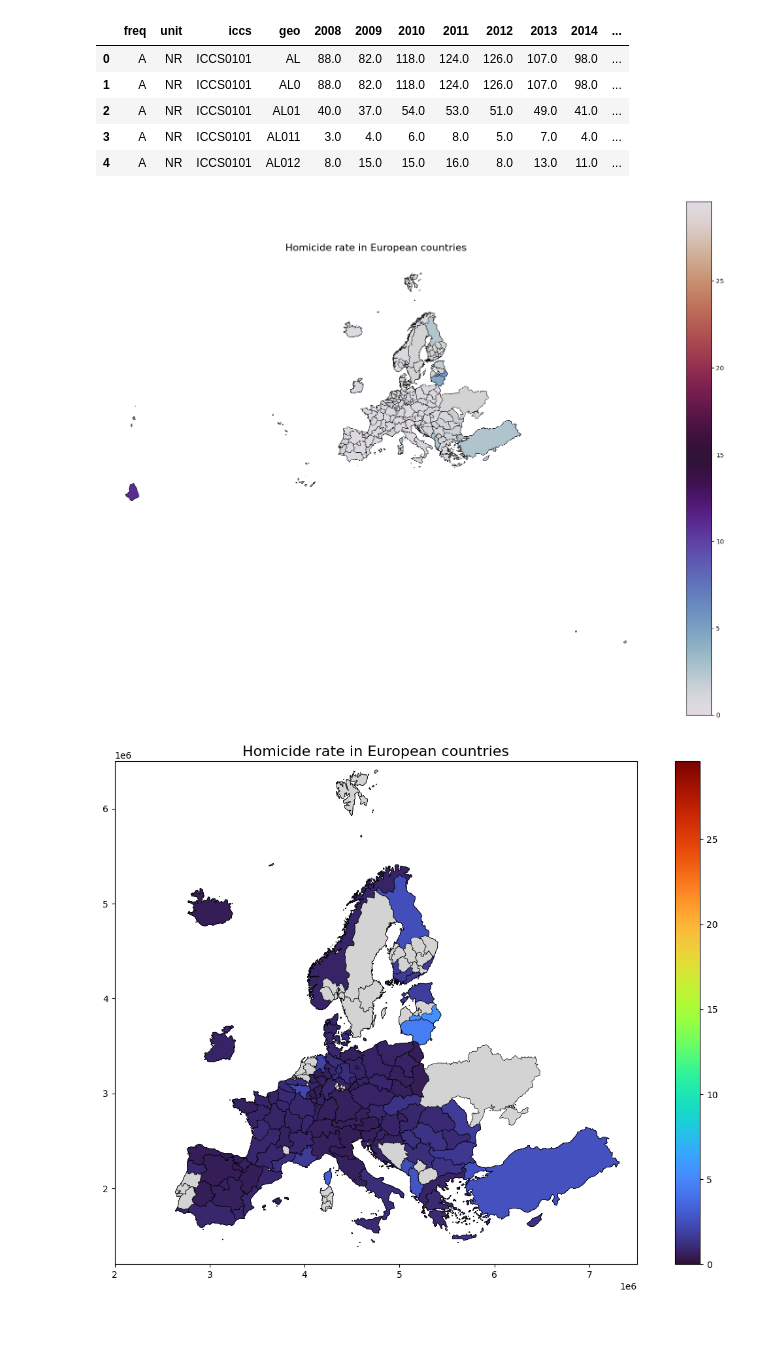
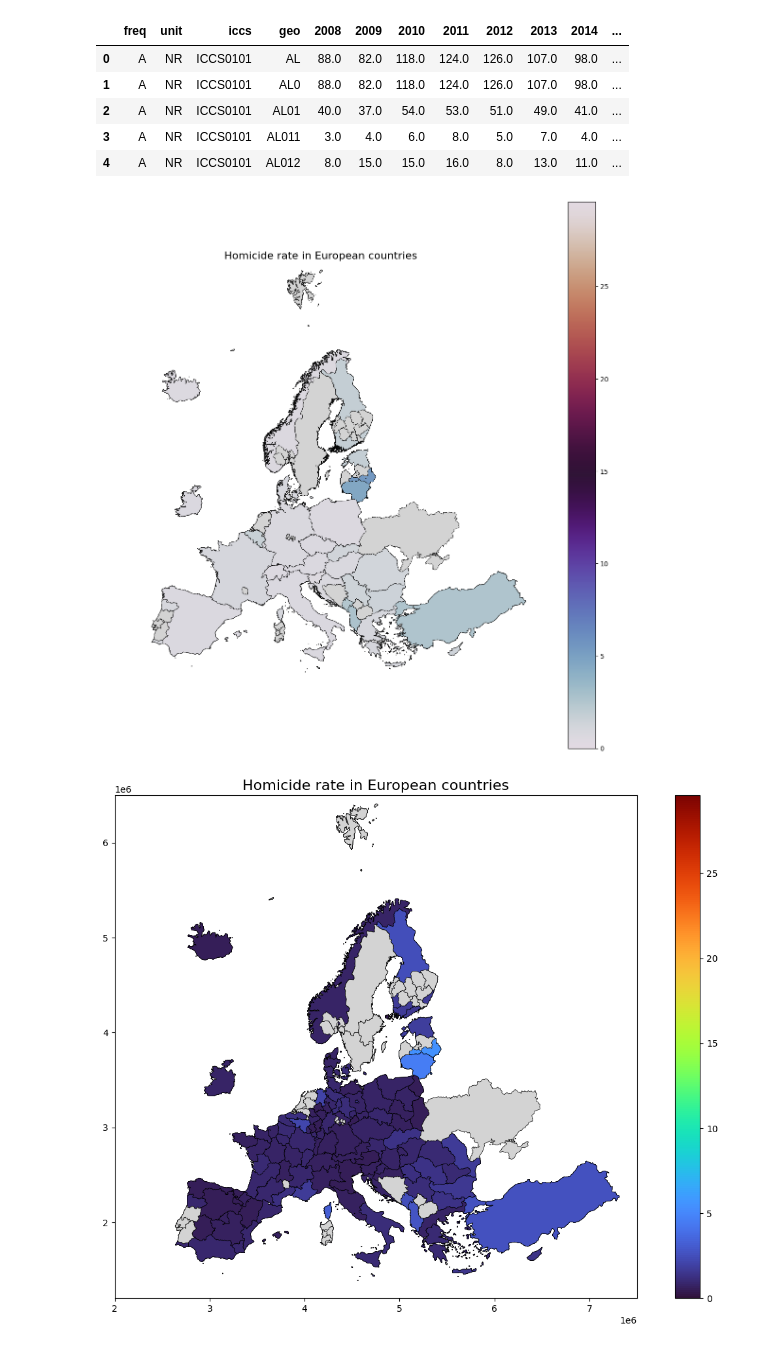
Before and after one commit to piStacya/CRIME_ANALYSIS_DS, a Jupyter notebook: Notebooks/Riigid_ja_regioonid.ipynb, the cells around one changed output. Saved outputs shown, nothing was run; the diff lists cells and outputs as text; code cells hidden in the pictures.

```diff
--- a/Notebooks/Riigid_ja_regioonid.ipynb
+++ b/Notebooks/Riigid_ja_regioonid.ipynb
@@ -480,41 +487,38 @@ europe_map_gdf2 = gpd.read_file("../assets/NUTS_RG_10M_2024_3035.gpkg")
 # %%
-import matplotlib.pyplot as plt
-
-homicide_df_uP = iccs_uP["ICCS0101"].copy()
-homicide_df_uP['total'] = homicide_df_uP.iloc[:, 4:19].mean(axis=1, skipna=True)
-homicide_df_uP_narrow = homicide_df_uP[["unit","iccs","total","geo"]]
-map_key = "NUTS_ID"
-data_key = "geo"
-homicide_geo_data = europe_map_gdf2.merge(
+homicide_geo_data = europe_map_gdf.merge(
     homicide_df_uP_narrow, left_on=map_key, right_on=data_key, how="left"
 )
 # The column we want to plot is now part of the GeoDataFrame
 column = 'total'
 
 # Set up the plot
-fig, ax = plt.subplots(1, 1, figsize=(20, 15))
+fig, ax = plt.subplots(1, 1, figsize=(15, 15))
 
 # Create the map
 homicide_geo_data.plot(
     column=column,  # The column to use for color-coding
     ax=ax,
     legend=True,             # Display the color legend
     cmap='twilight',           # Choose a color map (e.g., Red-Yellow-Green for variance)
     missing_kwds={           # Style for countries that didn't have a matching data value (NaN)
         "color": "lightgrey",
         "edgecolor": "black",
         "label": "No Data"
     },
     edgecolor='black',       # Country border color
     linewidth=0.5
 )
+ax.set_xlim(2000000, 7500000)
+
+# Set the Y-axis limits (North-South extent)
+ax.set_ylim(1200000, 6500000)
 
 # Clean up the plot
 ax.set_title('Homicide rate in European countries', fontdict={'fontsize': '16', 'fontweight': '3'})
 ax.set_axis_off() # Remove the latitude and longitude axes
 plt.show()
 # %% [output]
-[figure, old version]
+[figure, new version]
 # %%
 fig, ax = plt.subplots(1, 1, figsize=(15, 10))
 
```
Also changed, not shown: parts of 8 cells of this notebook, 4 other files.
